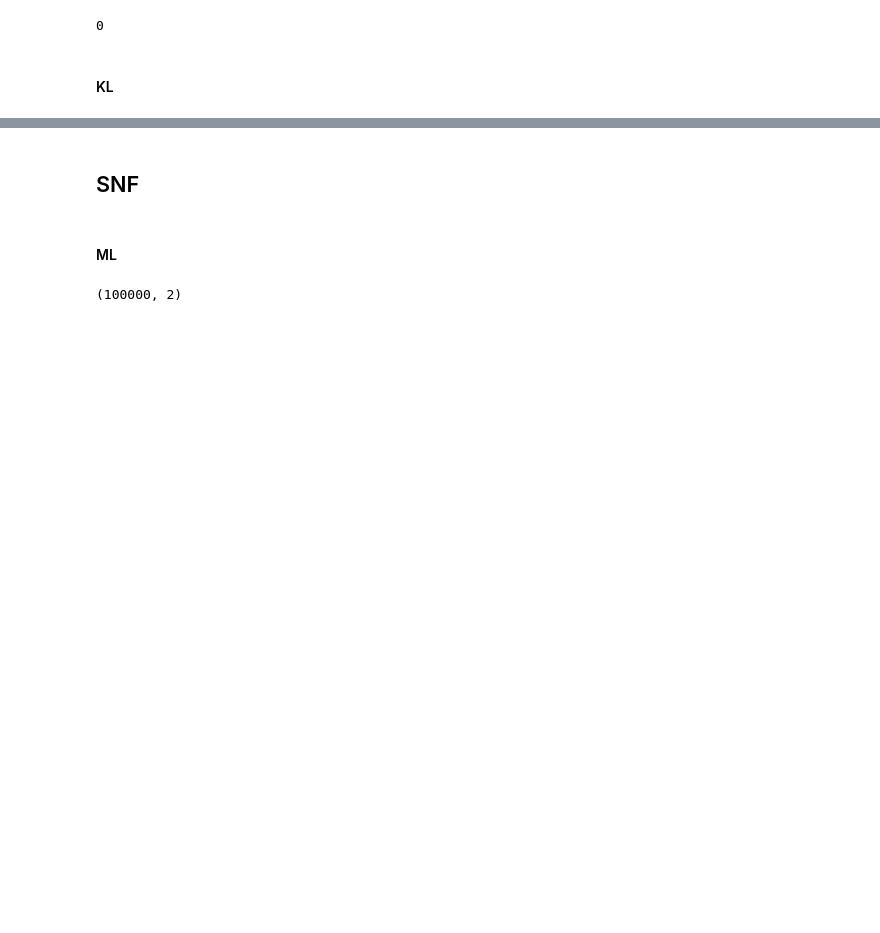
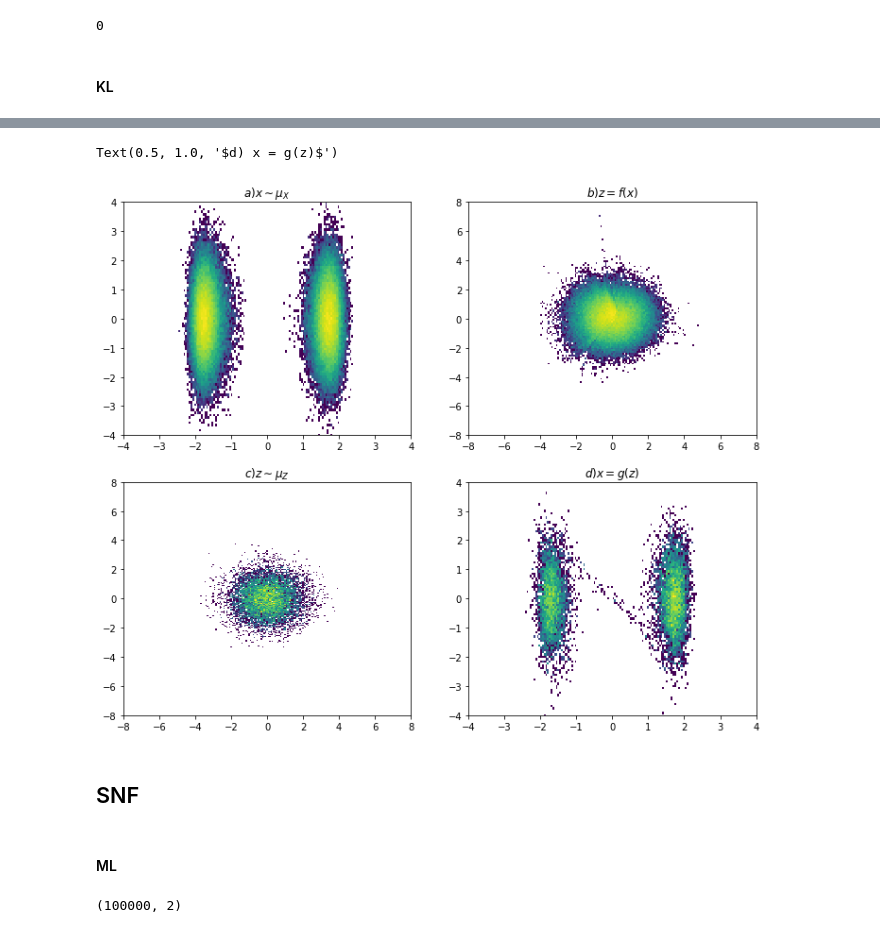
Before and after one commit to Aioi-Ming/SNF, a Jupyter notebook: Notebook/SNF_DoubleWell.ipynb, the cells around one changed output, grey strips where cells are left out. Cells and saved outputs as stored; diff of their text form; code cells hidden in the pictures; blank space fills up the shorter version.

```diff
--- a/Notebook/SNF_DoubleWell.ipynb
+++ b/Notebook/SNF_DoubleWell.ipynb
@@ -355,5 +367,5 @@ while t < iter1+iter2:
 # %%
-'''
+
 # Visualize the learned transformation (After training)
 fig, axes = plt.subplots(2, 2, figsize = (12,10))
 
@@ -367,34 +379,37 @@ plt.title(r'$a) x \sim \mu_X$')
 
 # sample from x and transform to z
 zb=model_BG.backward_flow(torch.from_numpy(training_data))[0].detach().numpy()
 plt.subplot(222)
 ax=plt.gca()
 ax.hist2d(zb[:,0],zb[:,1],bins=100,norm=matplotlib.colors.LogNorm())
 plt.xlim([-8,8])
 plt.ylim([-8,8])
 plt.title(r'$b) z = f(x)$')
 
 # sampling from the multivariate gaussian with zero mean and unit variance
 z, x, _ = model_BG.sample(10000)
 plt.subplot(223)
 ax=plt.gca()
 ax.hist2d(z[:,0],z[:,1],bins=100,norm=matplotlib.colors.LogNorm())
 #plt.scatter(z[:, 0], z[:, 1])
 plt.xlim([-8,8])
 plt.ylim([-8,8])
 plt.title(r'$c) z \sim \mu_Z$')
 
 # sample 10000 points from prior and transform to target
 plt.subplot(224)
 ax=plt.gca()
 ax.hist2d(x[:,0],x[:,1],bins=100,norm=matplotlib.colors.LogNorm())
 plt.xlim([-4,4])
 plt.ylim([-4,4])
 plt.title(r'$d) x = g(z)$')
-'''
+
 #plt.show()
 
 #plot_energy(x[:,0]) #plot energy
+# %% [output]
+Text(0.5, 1.0, '$d) x = g(z)$')
+[figure, added]
 # %% [markdown]
 ## SNF
 # %% [markdown]
```
Also changed, not shown: parts of 11 cells of this notebook, 3 other files.
